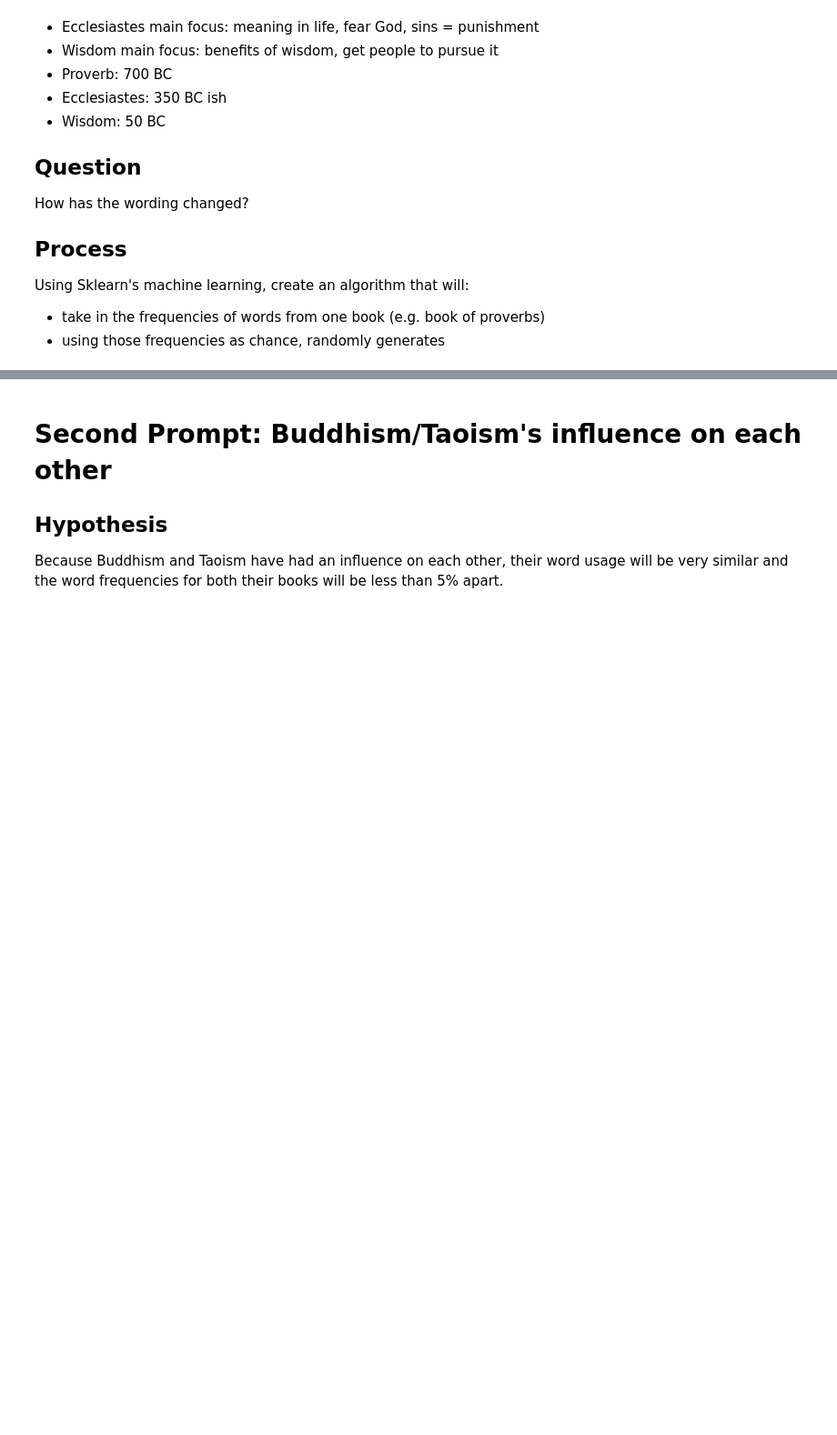
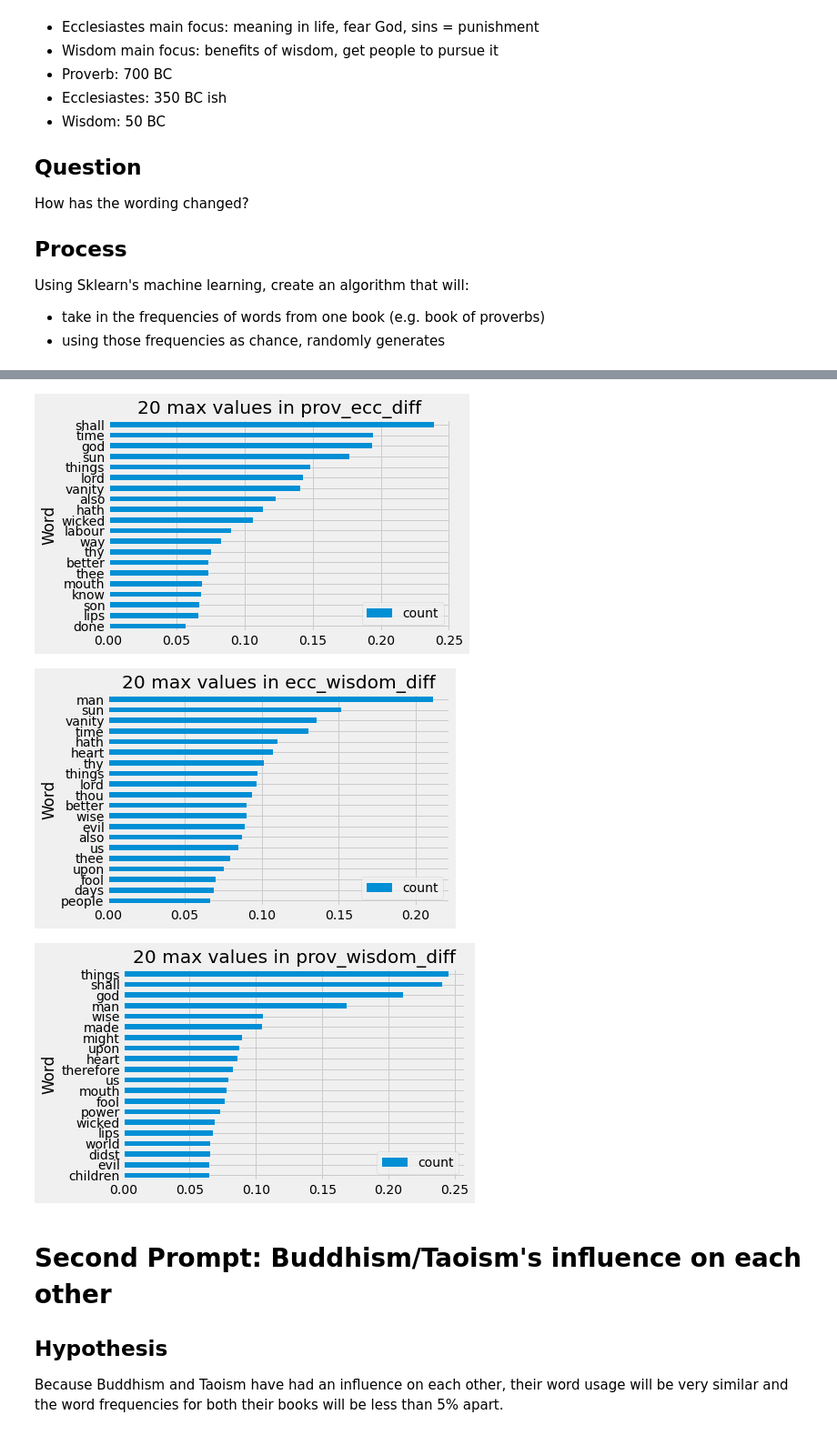
Before and after one commit to khkwong/datahacks2021, a Jupyter notebook: beginner_track.ipynb, the cells around one changed output, grey strips where cells are left out. Shown at 91% size. Cells and saved outputs as stored; diff of their text form; code cells hidden in the pictures; blank space fills up the shorter version.

```diff
--- a/beginner_track.ipynb
+++ b/beginner_track.ipynb
@@ -144,0 +136,20 @@ array([[0.        , 0.22645266, 0.        , ..., 0.        , 0.        ,
+# %%
+# use of sklearn transformer for TF-IDF vectorization
+
+tf_transformer = TfidfTransformer(use_idf=False).fit(only_old)
+only_old_tf = tf_transformer.transform(only_old)
+vectorized = only_old_tf.toarray()
+
+# with vectorization information, can see differences by subtracting them from each other
+# absolute value the data for magnitued
+
+prov_ecc_diff = abs(vectorized[1] - vectorized[0])
+ecc_wisdom_diff = abs(vectorized[0] - vectorized[2])
+prov_wisdom_diff = abs(vectorized[1] - vectorized[2])
+
+# put info into dataframe for plotting
+
+diff_df = pd.DataFrame([prov_ecc_diff, ecc_wisdom_diff, prov_wisdom_diff], columns=only_old.columns).assign(
+    Title = ['prov_ecc_diff', 'ecc_wisdom_diff', 'prov_wisdom_diff']
+).set_index('Title')
+diff_df
@@ -145,3 +163,11 @@ array([[0.        , 0.22645266, 0.        , ..., 0.        , 0.        ,
+# %%
+# plot the largest differences in word use for each comparison
+
+bulk_find_20(list(diff_df.index), diff_df)
+# %% [output]
+[figure, added]
+[figure, added]
+[figure, added]
 # %% [markdown]
 # Second Prompt: Buddhism/Taoism's influence on each other
 
```
Also changed, not shown: parts of 5 cells of this notebook.
